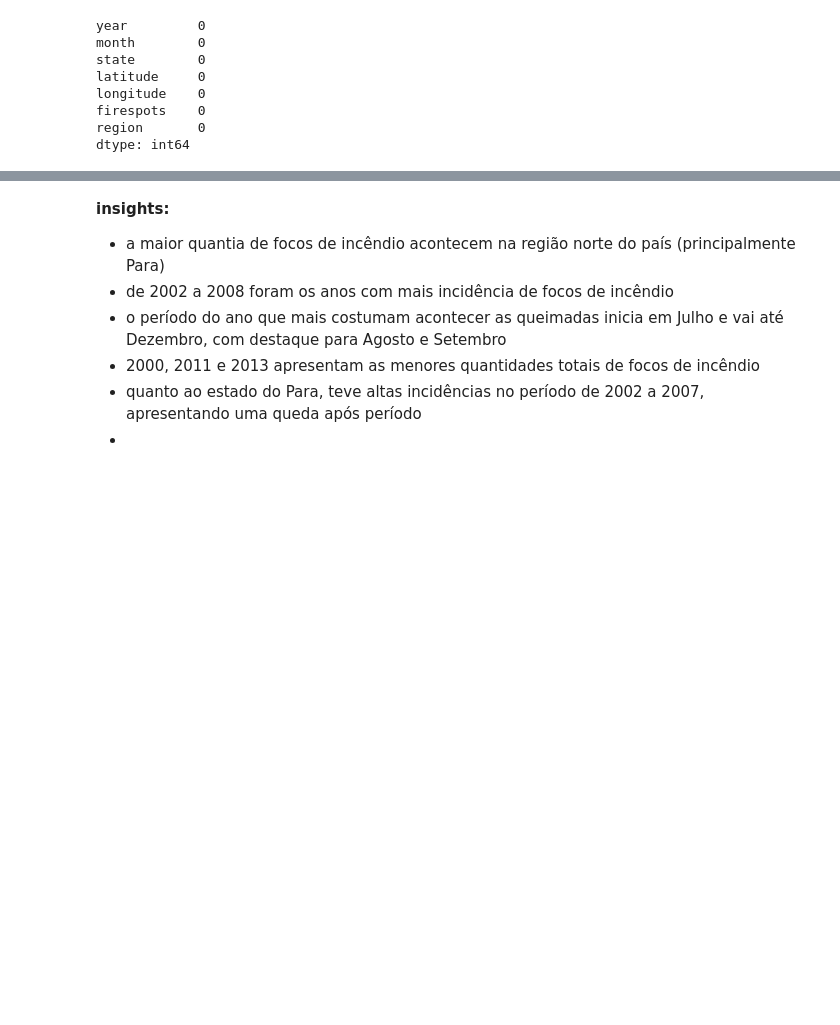
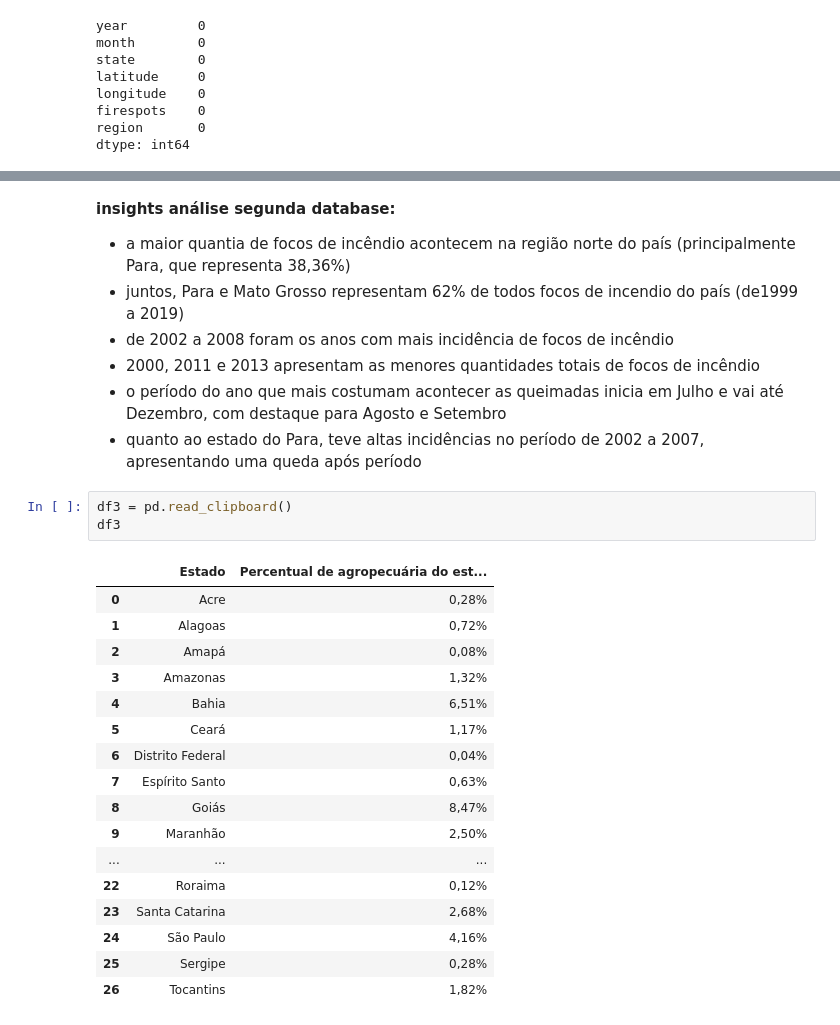
Before and after one commit to MatheusRobles/Projeto_Pandas, a Jupyter notebook: Analise_Exploratoria_Amazonia.ipynb, the cells around one changed output, grey strips where cells are left out. Cells and saved outputs as stored; diff of their text form; blank space fills up the shorter version.

```diff
--- a/Analise_Exploratoria_Amazonia.ipynb
+++ b/Analise_Exploratoria_Amazonia.ipynb
@@ -234,8 +249,29 @@ firespots_para.groupby('year')['firespots'].sum().plot(kind='line',title='Focos
 # %% [markdown]
-**insights:**
-- a maior quantia de focos de incêndio acontecem na região norte do país (principalmente Para)
+**insights análise segunda database:**
+- a maior quantia de focos de incêndio acontecem na região norte do país (principalmente Para, que representa 38,36%)
+- juntos, Para e Mato Grosso representam 62% de todos focos de incendio do país (de1999 a 2019)
 - de 2002 a 2008 foram os anos com mais incidência de focos de incêndio
+- 2000, 2011 e 2013 apresentam as menores quantidades totais de focos de incêndio
 - o período do ano que mais costumam acontecer as queimadas inicia em Julho e vai até Dezembro, com destaque para Agosto e Setembro
-- 2000, 2011 e 2013 apresentam as menores quantidades totais de focos de incêndio
 - quanto ao estado do Para, teve altas incidências no período de 2002 a 2007, apresentando uma queda após período
--
+# %%
+df3 = pd.read_clipboard()
+df3
+# %% [output]
+|  | Estado | Percentual de agropecuária do est... |
+| 0 | Acre | 0,28% |
+| 1 | Alagoas | 0,72% |
+| 2 | Amapá | 0,08% |
+| 3 | Amazonas | 1,32% |
+| 4 | Bahia | 6,51% |
+| 5 | Ceará | 1,17% |
+| 6 | Distrito Federal | 0,04% |
+| 7 | Espírito Santo | 0,63% |
+| 8 | Goiás | 8,47% |
+| 9 | Maranhão | 2,50% |
+| ... | ... | ... |
+| 22 | Roraima | 0,12% |
+| 23 | Santa Catarina | 2,68% |
+| 24 | São Paulo | 4,16% |
+| 25 | Sergipe | 0,28% |
+| 26 | Tocantins | 1,82% |
```
Also changed, not shown: parts of 7 cells of this notebook.
